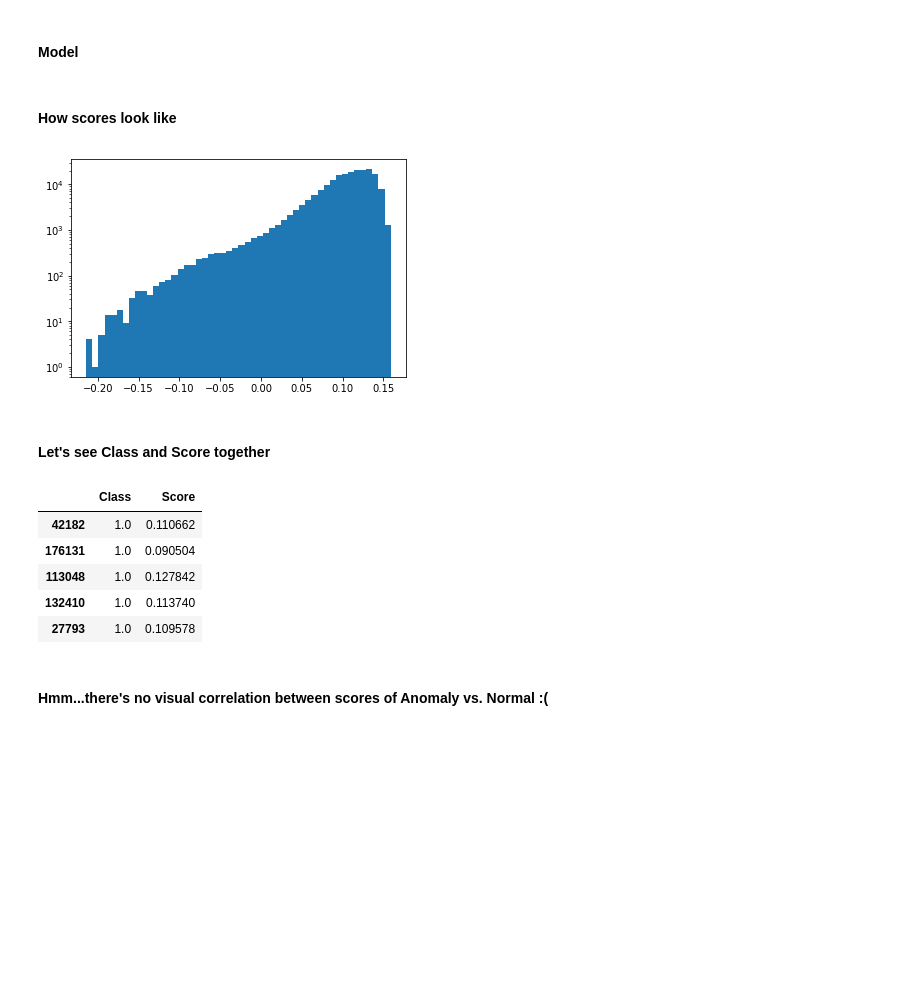
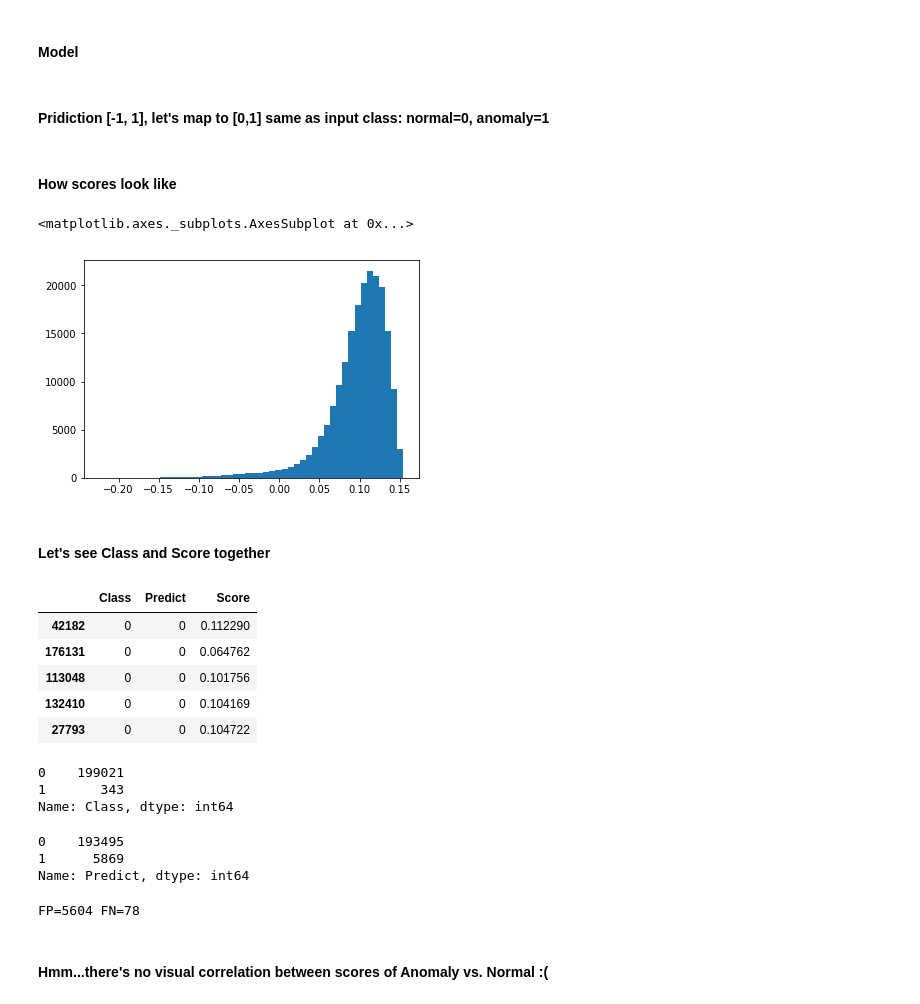
Before and after one commit to bkostya/isolation-forest, a Jupyter notebook: Isolation-forest.ipynb, the cells around one changed output. Cells and saved outputs as stored; diff of their text form; code cells hidden in the pictures; blank space fills up the shorter version.

```diff
--- a/Isolation-forest.ipynb
+++ b/Isolation-forest.ipynb
@@ -42,7 +43,7 @@ def plot_confusion_matrix(cm):
 #import os
 #print(os.getcwd())
 # %%
-creditcard = pd.read_csv('../input/creditcard.csv')
+creditcard = pd.read_csv('creditcard.csv')
 creditcard.drop(columns='Time', inplace=True)
 creditcard.drop(columns='Amount', inplace=True)
 # %% [markdown]
@@ -63,7 +64,4 @@ features.head()
 # %%
-labels = creditcard['Class'].astype(np.float32)
-labels[labels == 1] = -1.0
-labels[labels == 0] = 1.0
-
+labels = creditcard['Class'].astype(np.int32)
 labels.value_counts()
 # %% [output]
@@ -88,8 +88,10 @@ len(y_train[y_train < 0]) /len(y_train)
 # %% [markdown]
 #### Model
 # %%
-iforest = IsolationForest(random_state=46, n_estimators=100, contamination=0.15)
-
-iforest.fit(X_train, y_train)
+#iforest = IsolationForest(random_state=41, n_estimators=100, contamination=0.01, behaviour='new', max_samples=64, bootstrap=True, n_jobs=8)
+iforest = IsolationForest(random_state=41, contamination='auto', behaviour='new')
+iforest.fit(X_train)
 y_train_pred = iforest.predict(X_train)
 y_train_scores = iforest.decision_function(X_train)
+# %% [markdown]
+#### Pridiction  [-1, 1], let's map to [0,1] same as input class: normal=0, anomaly=1
@@ -96,22 +100,42 @@ y_train_scores = iforest.decision_function(X_train)
 # %% [markdown]
 #### How scores look like
 # %%
-x = plt.hist(y_train_scores, 50,)
-plt.gca().set_yscale("log")
+z = plt.hist(y_train_scores, 50,)
+plt.gca() #.set_yscale("log")
 # %% [output]
+<matplotlib.axes._subplots.AxesSubplot at 0x...>
-[figure, old version]
+[figure, new version]
 # %% [markdown]
 #### Let's see Class and Score together
 # %%
-result = pd.DataFrame({'Class': y_train, 'Score': y_train_scores})
+result = pd.DataFrame({'Class': y_train, 'Predict':y_train_pred, 'Score': y_train_scores})
 result.head()
 # %% [output]
-|  | Class | Score |
-| 42182 | 1.0 | 0.110662 |
-| 176131 | 1.0 | 0.090504 |
-| 113048 | 1.0 | 0.127842 |
-| 132410 | 1.0 | 0.113740 |
-| 27793 | 1.0 | 0.109578 |
+|  | Class | Predict | Score |
+| 42182 | 0 | 0 | 0.112290 |
+| 176131 | 0 | 0 | 0.064762 |
+| 113048 | 0 | 0 | 0.101756 |
+| 132410 | 0 | 0 | 0.104169 |
+| 27793 | 0 | 0 | 0.104722 |
+# %%
+result['Class'].value_counts()
+# %% [output]
+0    199021
+1       343
+Name: Class, dtype: int64
+# %%
+result['Predict'].value_counts()
+# %% [output]
+0    193495
+1      5869
+Name: Predict, dtype: int64
+# %%
+fp = result[(result['Class'] == 0) & (result['Predict'] == 1)]
+fn = result[(result['Class'] == 1) & (result['Predict'] == 0)]
+
+print('FP={} FN={}'.format(len(fp), len(fn)))
+# %% [output]
+FP=5604 FN=78
 # %% [markdown]
 #### Hmm...there's no visual correlation between scores of Anomaly vs. Normal  :(
 # %%
```
Also changed, not shown: parts of 21 cells of this notebook.
